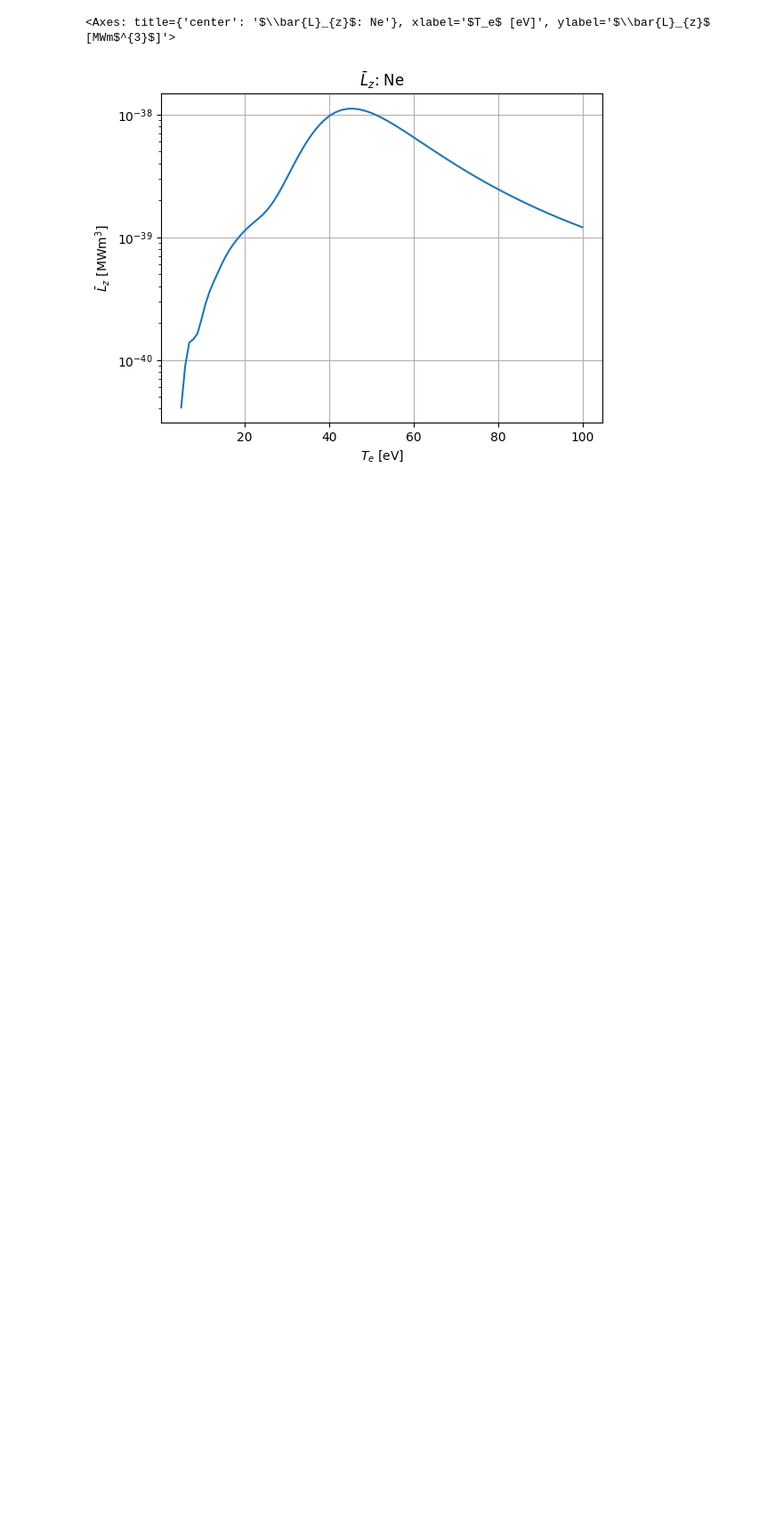
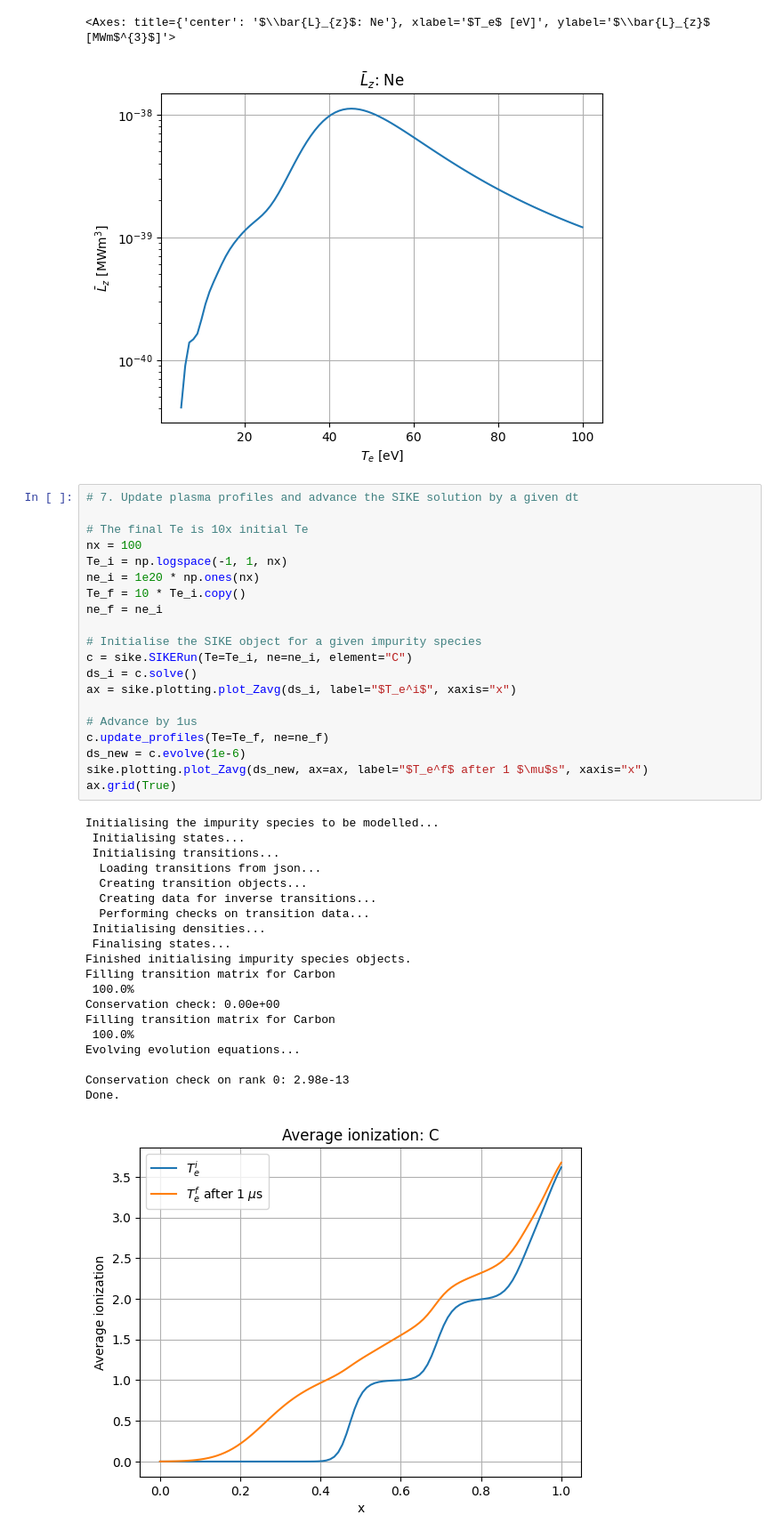
Before and after one commit to Plasdom/SIKE, a Jupyter notebook: notebooks/demo.ipynb, the cells around one changed output. Shown at 89% size. Cells and saved outputs as stored; diff of their text form; blank space fills up the shorter version.

```diff
--- a/notebooks/demo.ipynb
+++ b/notebooks/demo.ipynb
@@ -206,3 +206,44 @@ Filling transition matrix for Neon
 Conservation check: 1.42e-14
 <Axes: title={'center': '$\\bar{L}_{z}$: Ne'}, xlabel='$T_e$ [eV]', ylabel='$\\bar{L}_{z}$ [MWm$^{3}$]'>
 [figure]
+# %%
+# 7. Update plasma profiles and advance the SIKE solution by a given dt
+
+# The final Te is 10x initial Te
+nx = 100
+Te_i = np.logspace(-1, 1, nx)
+ne_i = 1e20 * np.ones(nx)
+Te_f = 10 * Te_i.copy()
+ne_f = ne_i
+
+# Initialise the SIKE object for a given impurity species
+c = sike.SIKERun(Te=Te_i, ne=ne_i, element="C")
+ds_i = c.solve()
+ax = sike.plotting.plot_Zavg(ds_i, label="$T_e^i$", xaxis="x")
+
+# Advance by 1us
+c.update_profiles(Te=Te_f, ne=ne_f)
+ds_new = c.evolve(1e-6)
+sike.plotting.plot_Zavg(ds_new, ax=ax, label="$T_e^f$ after 1 $\mu$s", xaxis="x")
+ax.grid(True)
+# %% [output]
+Initialising the impurity species to be modelled...
+ Initialising states...
+ Initialising transitions...
+  Loading transitions from json...
+  Creating transition objects...
+  Creating data for inverse transitions...
+  Performing checks on transition data...
+ Initialising densities...
+ Finalising states...
+Finished initialising impurity species objects.
+Filling transition matrix for Carbon
+ 100.0%
+Conservation check: 0.00e+00
+Filling transition matrix for Carbon
+ 100.0%
+Evolving evolution equations...
+
+Conservation check on rank 0: 2.98e-13
+Done.
+[figure, added]
```
Also changed, not shown: 3 other files.
